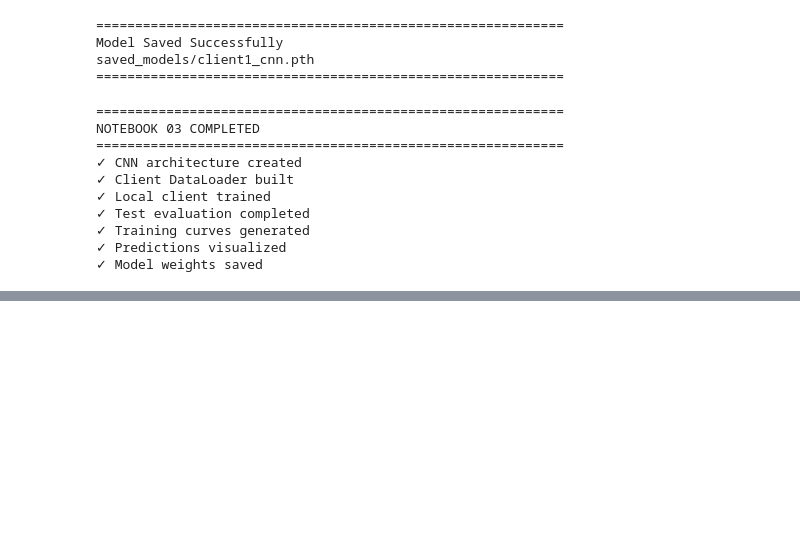
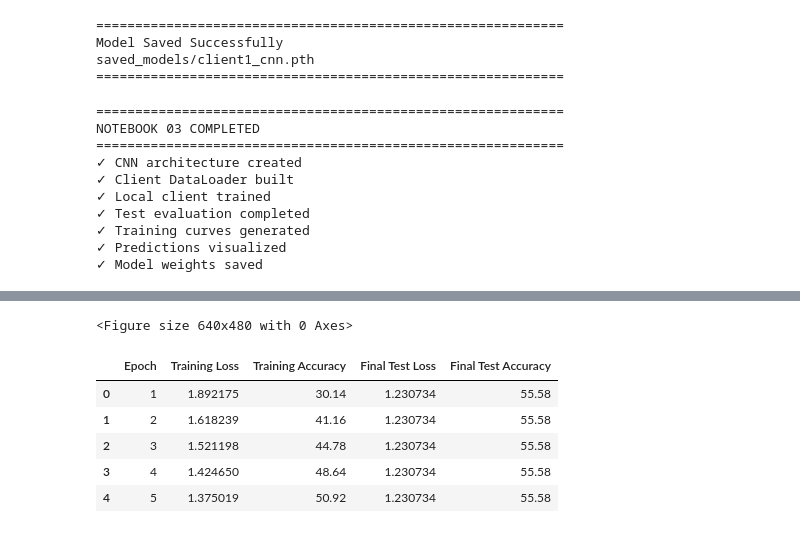
Before and after one commit to deepayansinha/realistic-heterogeneity-intermittent-connectivity, a Jupyter notebook: notebooks/03_cnn_local_training.ipynb, the cells around one changed output, grey strips where cells are left out. Drawn from its saved outputs; the diff is of its cells as text; code cells hidden in the pictures; blank space fills up the shorter version.

```diff
--- a/notebooks/03_cnn_local_training.ipynb
+++ b/notebooks/03_cnn_local_training.ipynb
@@ -581,0 +664,24 @@ NOTEBOOK 03 COMPLETED
+# %%
+plt.tight_layout()
+
+plt.savefig(
+    "results/plots/centralized_training_curve.png",
+    dpi=300,
+    bbox_inches="tight"
+)
+
+plt.show()
+# %% [output]
+<Figure size 640x480 with 0 Axes>
+# %%
+import pandas as pd
+
+df = pd.read_csv("results/metrics/centralized_results.csv")
+df.head()
+# %% [output]
+|  | Epoch | Training Loss | Training Accuracy | Final Test Loss | Final Test Accuracy |
+| 0 | 1 | 1.892175 | 30.14 | 1.230734 | 55.58 |
+| 1 | 2 | 1.618239 | 41.16 | 1.230734 | 55.58 |
+| 2 | 3 | 1.521198 | 44.78 | 1.230734 | 55.58 |
+| 3 | 4 | 1.424650 | 48.64 | 1.230734 | 55.58 |
+| 4 | 5 | 1.375019 | 50.92 | 1.230734 | 55.58 |
```
Also changed, not shown: parts of 4 cells of this notebook.
